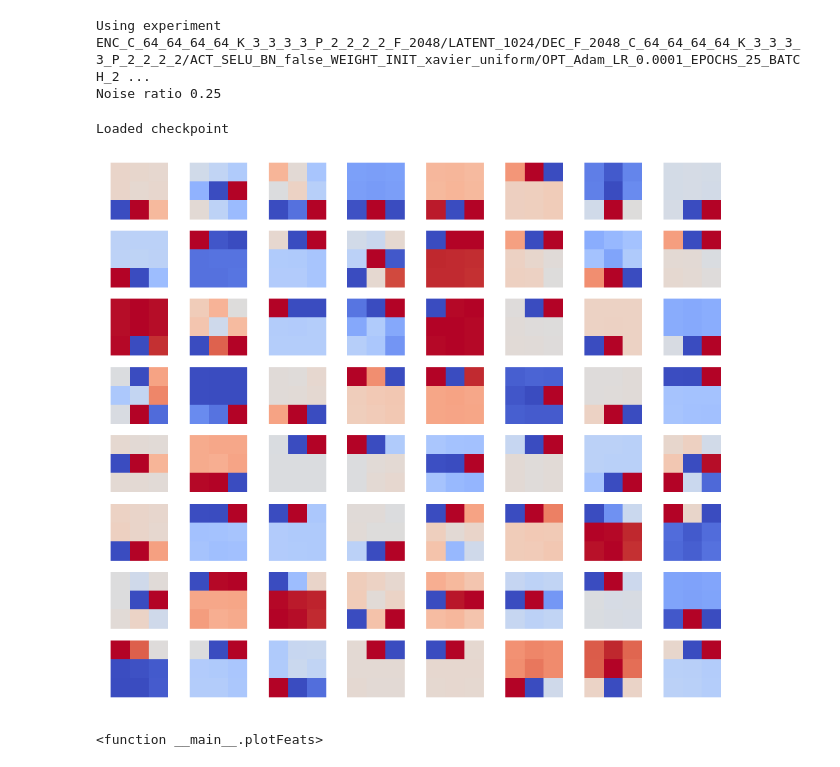
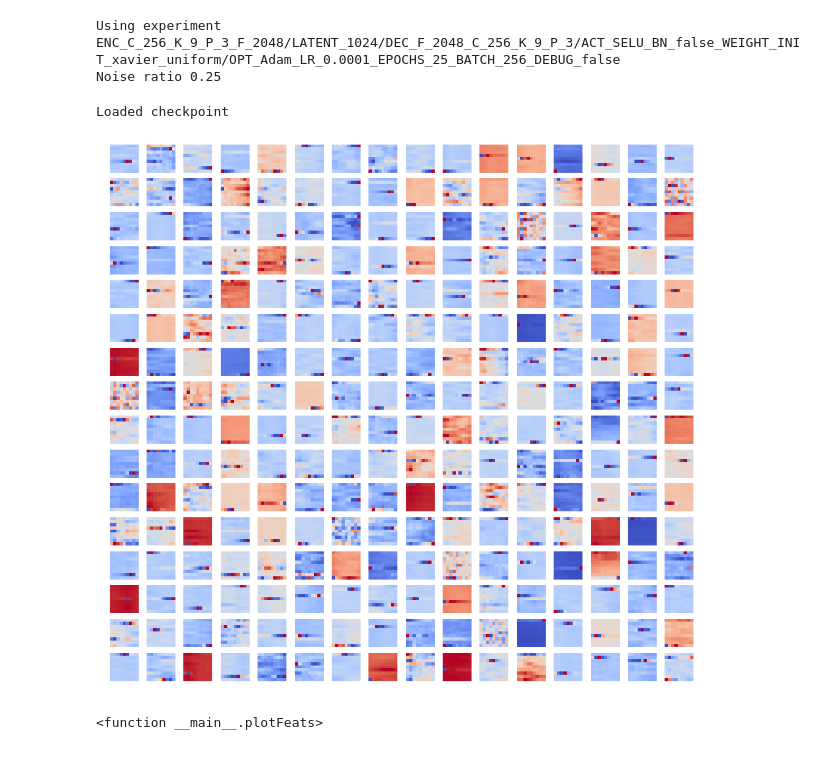
Before and after one commit to Rpersie/old-meng-ami, a Jupyter notebook: notebooks/Conv Kernel Viz.ipynb, the cells around one changed output. Saved outputs shown, nothing was run; the diff lists cells and outputs as text; code cells hidden in the pictures.

```diff
--- a/notebooks/Conv Kernel Viz.ipynb
+++ b/notebooks/Conv Kernel Viz.ipynb
@@ -26,20 +26,20 @@ right_splice=5
 
 optimizer="Adam"
 learning_rate="0.0001" # Use string instead of float to prevent Python's auto-formatting...
-epochs=25
+epochs=2
 batch_size=256
 
-enc_channels=[64, 64, 64, 64]
-enc_kernels=[3, 3, 3, 3]
-enc_pools=[2, 2, 2, 2]
+enc_channels=[256, 256]
+enc_kernels=[3, 3]
+enc_pools=[3, 3]
 enc_fc=[2048]
 
 latent_dim=1024
 
 dec_fc=[2048]
-dec_channels=[64, 64, 64, 64]
-dec_kernels=[3, 3, 3, 3]
-dec_pools=[2, 2, 2, 2]
+dec_channels=[256, 256]
+dec_kernels=[3]
+dec_pools=[3]
 
 use_batch_norm=False
 use_batch_norm_str = "true" if use_batch_norm else "false"
@@ -107,7 +107,7 @@ print("Using experiment %s" % expt_name)
 noise_ratio=0.25
 print("Noise ratio %s" % str(noise_ratio))
 # %% [output]
-Using experiment ENC_C_64_64_64_64_K_3_3_3_3_P_2_2_2_2_F_2048/LATENT_1024/DEC_F_2048_C_64_64_64_64_K_3_3_3_3_P_2_2_2_2/ACT_SELU_BN_false_WEIGHT_INIT_xavier_uniform/OPT_Adam_LR_0.0001_EPOCHS_25_BATCH_2 ...
+Using experiment ENC_C_256_K_9_P_3_F_2048/LATENT_1024/DEC_F_2048_C_256_K_9_P_3/ACT_SELU_BN_false_WEIGHT_INIT_xavier_uniform/OPT_Adam_LR_0.0001_EPOCHS_25_BATCH_256_DEBUG_false
 Noise ratio 0.25
 # %%
 # Load checkpoint (potentially trained on GPU) into CPU memory (hence the map_location)
@@ -122,30 +122,30 @@ Loaded checkpoint
 # %%
 color_map = "coolwarm"
 def plotFirstLayerKernels(name, num_cols):
     weights = checkpoint["state_dict"][name].numpy()
     if len(weights.shape) != 4:
         print("plotFirstLayerKernels expects a 4D tensor; got a %dD tensor instead" % len(weights.shape))
     if weights.shape[1] != 1:
         print("plotFirstLayerKernels can only visualize 1 input channel of data")
     num_kernels = weights.shape[0]
 
     num_rows = int(num_kernels // num_cols) + 1
     kernels = weights.reshape((num_kernels, weights.shape[2], weights.shape[3]))
 
     fig = plt.figure(figsize=(16, 16))
     for row in range(num_rows):
         for col in range(num_cols):
             kernel_idx = (row * num_cols) + col
             if kernel_idx < num_kernels:
                 ax = plt.subplot(num_rows, num_cols, kernel_idx + 1)
                 ax.axis('off')   # Pretty-up the result a bit
                 plt.imshow(kernels[kernel_idx], cmap=color_map, aspect='equal')
     plt.show()
 
-col_count = 8
+col_count = 16
 plotFirstLayerKernels("encoder_conv.conv2d_0.weight", col_count)
 # %% [output]
-[figure, old version]
+[figure, new version]
 # %%
 # Visualize layers via mean-image method (images/feature matrices for which activation is highest for a unit)
 top_count = 100
```
Also changed, not shown: 3 other files.
